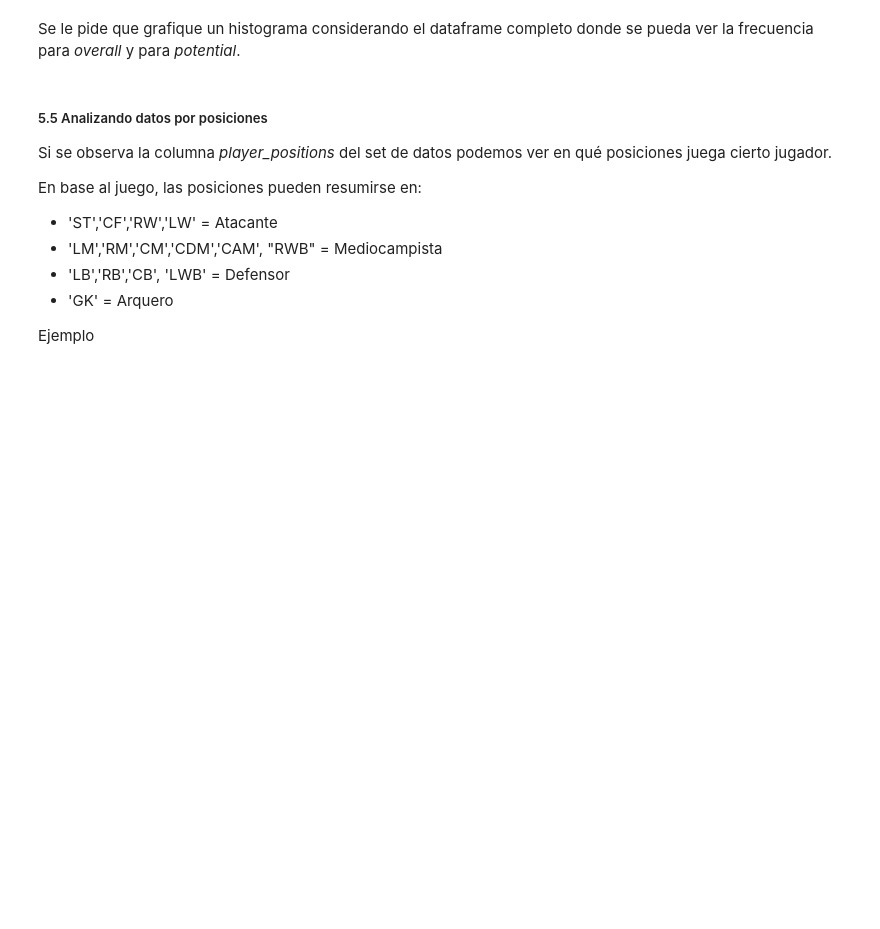
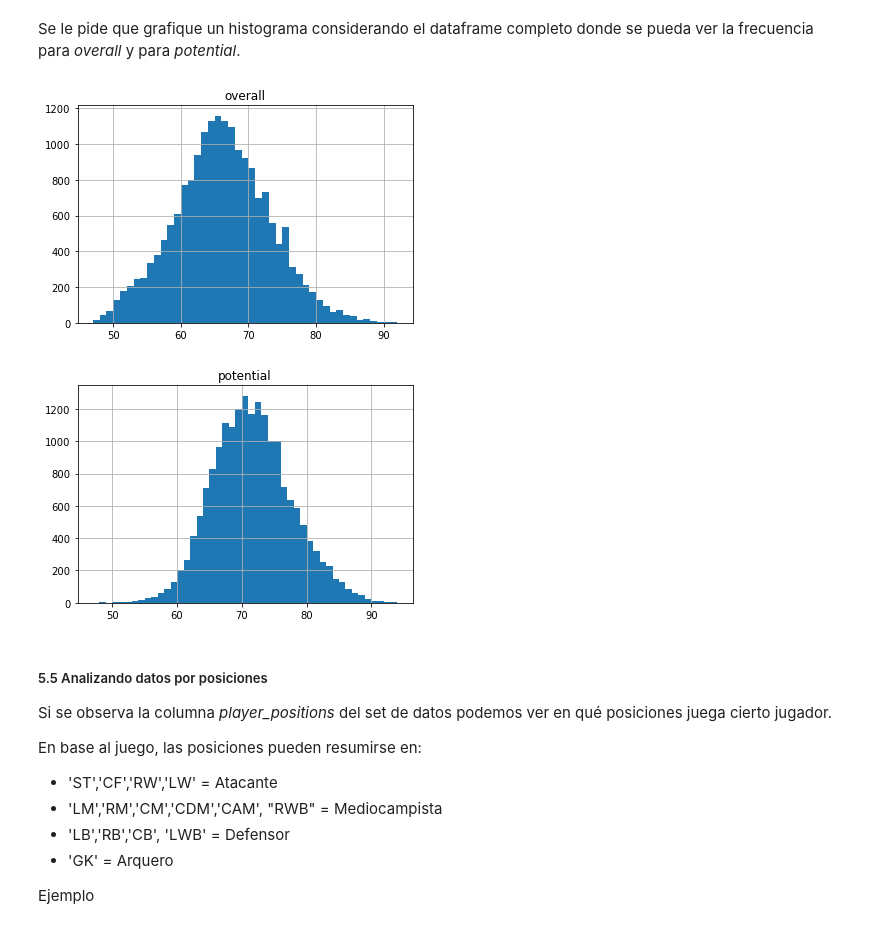
Before and after one commit to WalterMarH/PDA, a Jupyter notebook: Ejercitacion/Ejercitación Pandas/Ejercitación-Pandas.ipynb, the cells around one changed output. Drawn from its saved outputs; the diff is of its cells as text; code cells hidden in the pictures; blank space fills up the shorter version.

```diff
--- a/Ejercitacion/Ejercitación Pandas/Ejercitación-Pandas.ipynb
+++ b/Ejercitacion/Ejercitación Pandas/Ejercitación-Pandas.ipynb
@@ -621,3 +622,12 @@ Se le pide que grafique un histograma considerando el dataframe completo donde s
+# %%
+##TODO 5.4
+overall=fifa21[["overall"]]
+potential=fifa21[["potential"]]
+hist=overall.hist(bins=range(int(overall.min()),int(overall.max())))
+hist2=potential.hist(bins=range(int(potential.min()),int(potential.max())))
+# %% [output]
+[figure, added]
+[figure, added]
 # %% [markdown]
 ##### 5.5  Analizando datos por posiciones
 
```
Also changed, not shown: parts of 2 cells of this notebook.
